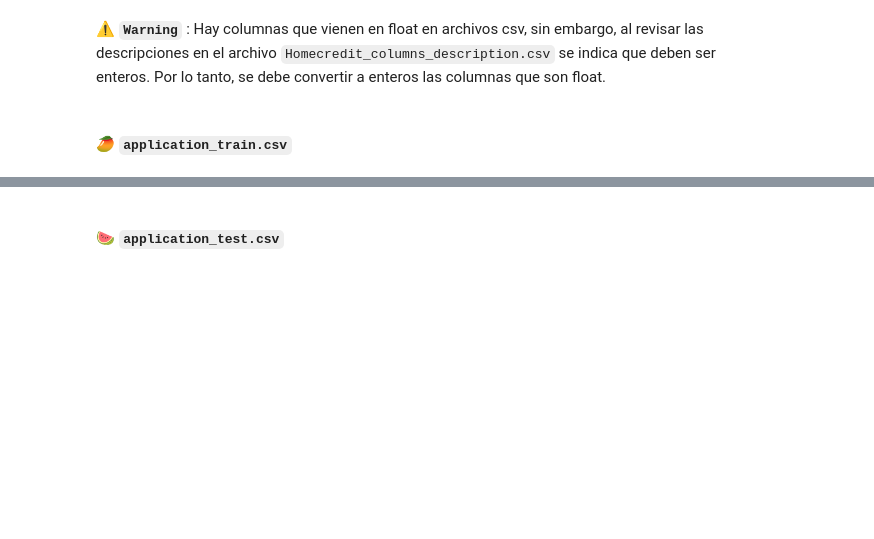
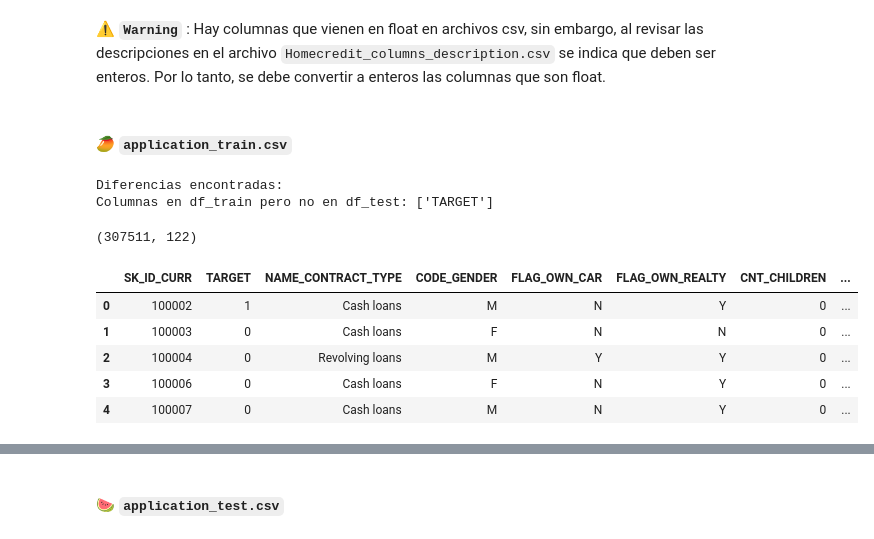
Before and after one commit to anmedinas/mds_bd, a Jupyter notebook: notebooks/02_correct_data.ipynb, the cells around one changed output, grey strips where cells are left out. Drawn from its saved outputs; the diff is of its cells as text; code cells hidden in the pictures; blank space fills up the shorter version.

Commit message:
create table train y test | check update notebook

```diff
--- a/notebooks/02_correct_data.ipynb
+++ b/notebooks/02_correct_data.ipynb
@@ -7,3 +7,44 @@ import pandas as pd
 pd.set_option('display.max_columns', None)
 # %% [markdown]
 #### 🥭 **`application_train.csv`**
+# %%
+df_train = pd.read_csv("../data_raw/application_train.csv")
+df_test  = pd.read_csv("../data_raw/application_test.csv")
+
+# Comparar columnas y devolver las diferencias
+columns_train = list(df_train.columns)
+columns_test = list(df_test.columns)
+
+# Identificar columnas que están en df_train pero no en df_test
+diff_train = [col for col in columns_train if col not in columns_test]
+
+# Identificar columnas que están en df_test pero no en df_train
+diff_test = [col for col in columns_test if col not in columns_train]
+
+# Mostrar las diferencias
+if diff_train or diff_test:
+    print("Diferencias encontradas:")
+    if diff_train:
+        print(f"Columnas en df_train pero no en df_test: {diff_train}")
+    if diff_test:
+        print(f"Columnas en df_test pero no en df_train: {diff_test}")
+else:
+    print("Ambos DataFrames tienen las mismas columnas.")
+# %% [output]
+Diferencias encontradas:
+Columnas en df_train pero no en df_test: ['TARGET']
+# %%
+df = pd.read_csv("../data_raw/application_train.csv")
+# %%
+df.shape
+# %% [output]
+(307511, 122)
+# %%
+df.head(5)
+# %% [output]
+|  | SK_ID_CURR | TARGET | NAME_CONTRACT_TYPE | CODE_GENDER | FLAG_OWN_CAR | FLAG_OWN_REALTY | CNT_CHILDREN | ... |
+| 0 | 100002 | 1 | Cash loans | M | N | Y | 0 | ... |
+| 1 | 100003 | 0 | Cash loans | F | N | N | 0 | ... |
+| 2 | 100004 | 0 | Revolving loans | M | Y | Y | 0 | ... |
+| 3 | 100006 | 0 | Cash loans | F | N | Y | 0 | ... |
+| 4 | 100007 | 0 | Cash loans | M | N | Y | 0 | ... |
```
Also changed, not shown: parts of 15 cells of this notebook, 3 other files.
